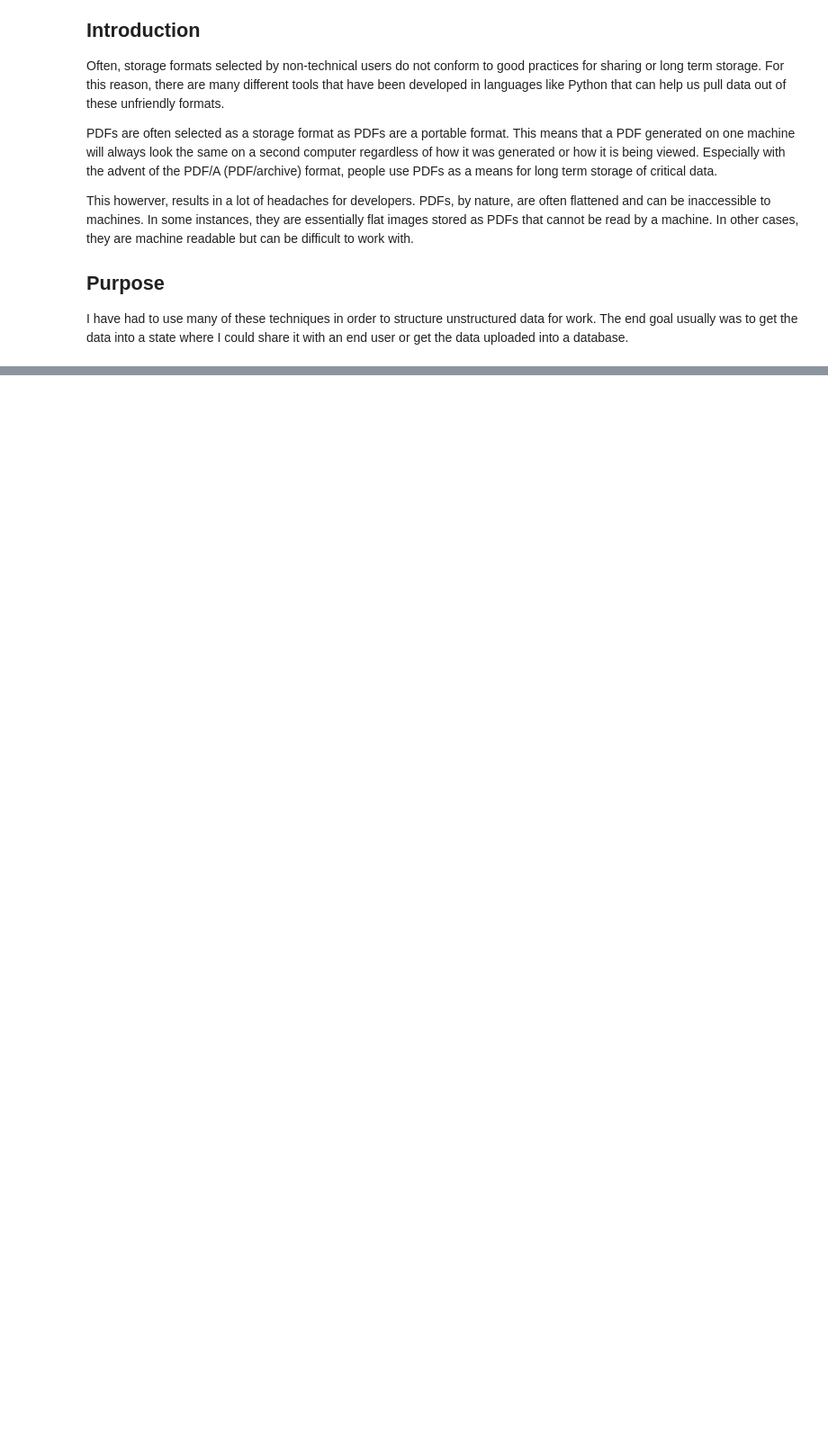
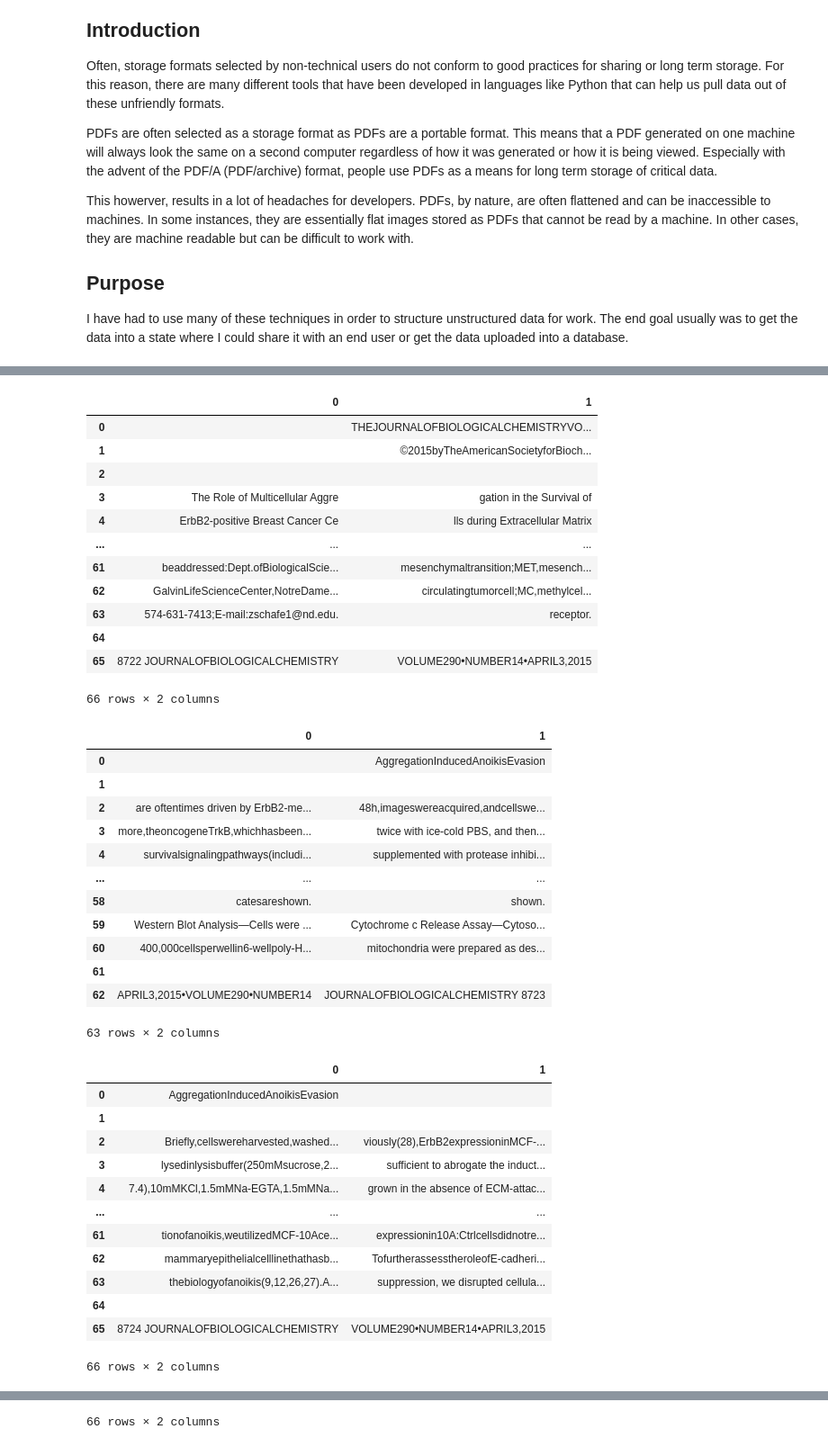
Before and after one commit to mpdubbin/python-frederick-pdf-text-extraction-20240814, a Jupyter notebook: text_extraction_notebook.ipynb, the cells around one changed output, grey strips where cells are left out. Shown at 90% size. Cells and saved outputs as stored; diff of their text form; code cells hidden in the pictures; blank space fills up the shorter version.

```diff
--- a/text_extraction_notebook.ipynb
+++ b/text_extraction_notebook.ipynb
@@ -46,0 +279,53 @@ https://github.com/UB-Mannheim/tesseract/wiki
+# %%
+table_settings={"vertical_strategy": "text",
+                "horizontal_strategy": "text"}
+
+with pdfplumber.open(multi_column) as pdf:
+    total_pages = len(pdf.pages)
+    for page in range(total_pages):
+        page = pdf.pages[page]
+        table = page.extract_table(table_settings = table_settings)
+
+        df = pd.DataFrame(table)
+
+        display(df)
+# %% [output]
+|  | 0 | 1 |
+| 0 |  | THEJOURNALOFBIOLOGICALCHEMISTRYVO... |
+| 1 |  | ©2015byTheAmericanSocietyforBioch... |
+| 2 |  |  |
+| 3 | The Role of Multicellular Aggre | gation in the Survival of |
+| 4 | ErbB2-positive Breast Cancer Ce | lls during Extracellular Matrix |
+| ... | ... | ... |
+| 61 | beaddressed:Dept.ofBiologicalScie... | mesenchymaltransition;MET,mesench... |
+| 62 | GalvinLifeScienceCenter,NotreDame... | circulatingtumorcell;MC,methylcel... |
+| 63 | 574-631-7413;E-mail:zschafe1@nd.edu. | receptor. |
+| 64 |  |  |
+| 65 | 8722 JOURNALOFBIOLOGICALCHEMISTRY | VOLUME290•NUMBER14•APRIL3,2015 |
+66 rows × 2 columns
+|  | 0 | 1 |
+| 0 |  | AggregationInducedAnoikisEvasion |
+| 1 |  |  |
+| 2 | are oftentimes driven by ErbB2-me... | 48h,imageswereacquired,andcellswe... |
+| 3 | more,theoncogeneTrkB,whichhasbeen... | twice with ice-cold PBS, and then... |
+| 4 | survivalsignalingpathways(includi... | supplemented with protease inhibi... |
+| ... | ... | ... |
+| 58 | catesareshown. | shown. |
+| 59 | Western Blot Analysis—Cells were ... | Cytochrome c Release Assay—Cytoso... |
+| 60 | 400,000cellsperwellin6-wellpoly-H... | mitochondria were prepared as des... |
+| 61 |  |  |
+| 62 | APRIL3,2015•VOLUME290•NUMBER14 | JOURNALOFBIOLOGICALCHEMISTRY 8723 |
+63 rows × 2 columns
+|  | 0 | 1 |
+| 0 | AggregationInducedAnoikisEvasion |  |
+| 1 |  |  |
+| 2 | Briefly,cellswereharvested,washed... | viously(28),ErbB2expressioninMCF-... |
+| 3 | lysedinlysisbuffer(250mMsucrose,2... | sufficient to abrogate the induct... |
+| 4 | 7.4),10mMKCl,1.5mMNa-EGTA,1.5mMNa... | grown in the absence of ECM-attac... |
+| ... | ... | ... |
+| 61 | tionofanoikis,weutilizedMCF-10Ace... | expressionin10A:Ctrlcellsdidnotre... |
+| 62 | mammaryepithelialcelllinethathasb... | TofurtherassesstheroleofE-cadheri... |
+| 63 | thebiologyofanoikis(9,12,26,27).A... | suppression, we disrupted cellula... |
+| 64 |  |  |
+| 65 | 8724 JOURNALOFBIOLOGICALCHEMISTRY | VOLUME290•NUMBER14•APRIL3,2015 |
+66 rows × 2 columns
@@ -46,0 +395 @@ https://github.com/UB-Mannheim/tesseract/wiki
+66 rows × 2 columns
```
Also changed, not shown: parts of 36 cells of this notebook, 7 other files.
